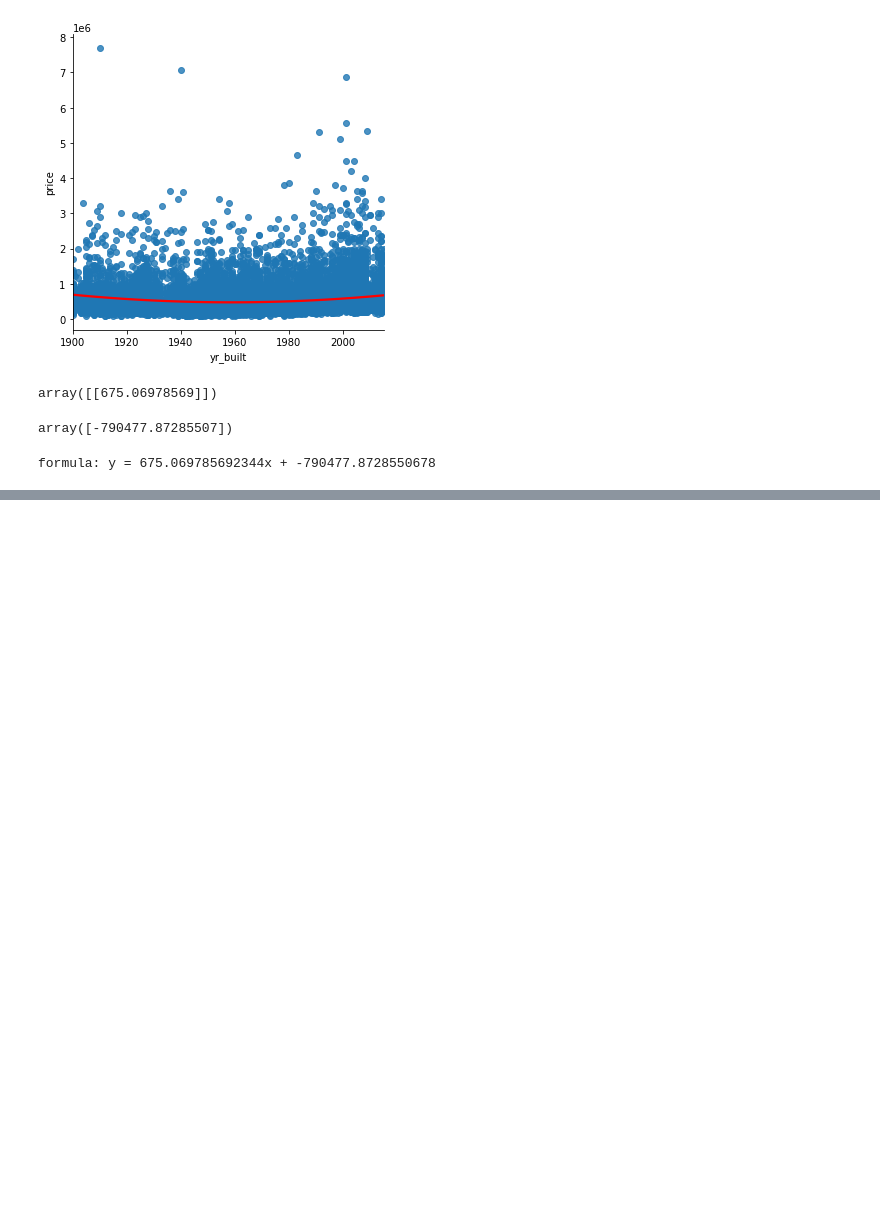
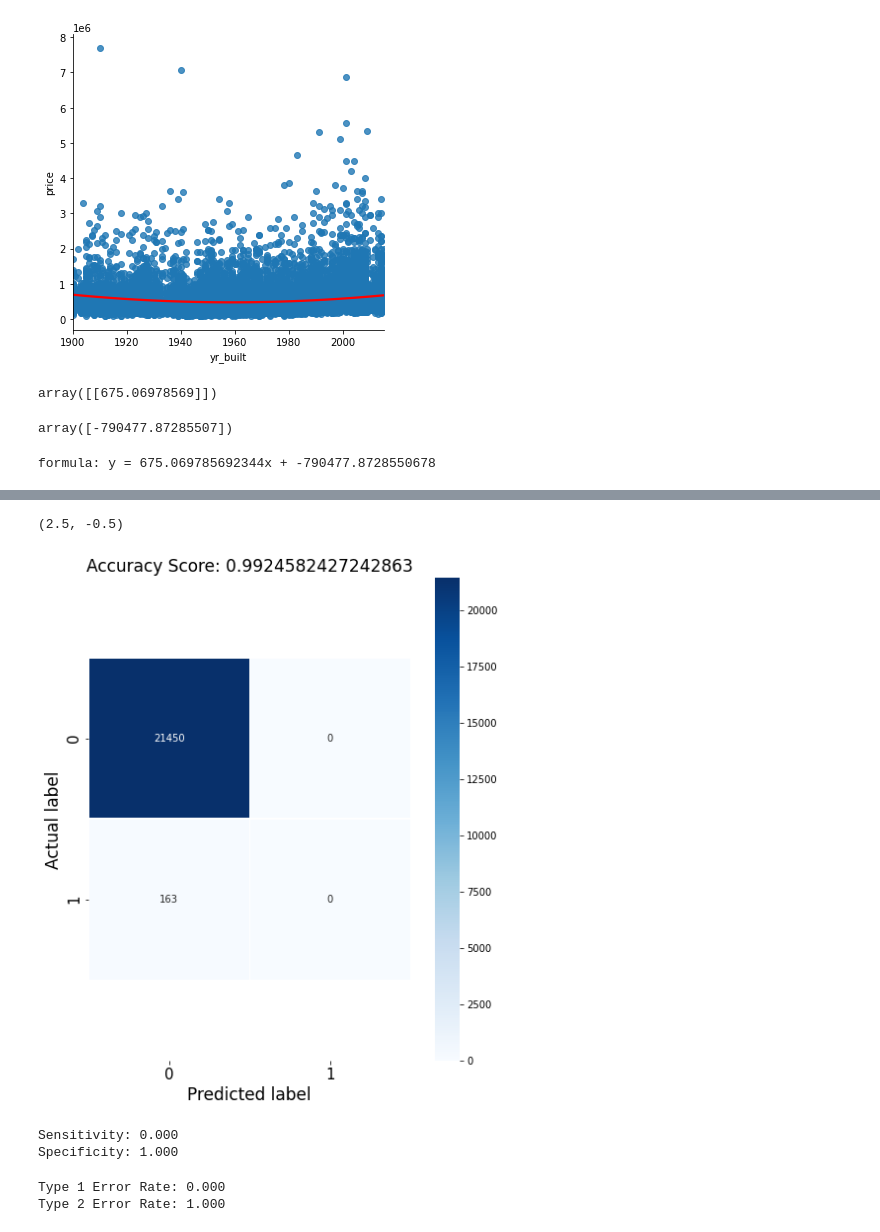
Before and after one commit to RicStrong/Kings_County_Real_Estate, a Jupyter notebook: KingsCountyRealEstate.ipynb, the cells around one changed output, grey strips where cells are left out. Cells and saved outputs as stored; diff of their text form; code cells hidden in the pictures; blank space fills up the shorter version.

```diff
--- a/KingsCountyRealEstate.ipynb
+++ b/KingsCountyRealEstate.ipynb
@@ -190,0 +269,43 @@ formula: y = 675.069785692344x + -790477.8728550678
+# %%
+plt.figure(figsize=(9,9))
+sns.heatmap(cm, annot=True,
+            fmt=".0f",
+            linewidths=.5,
+            square = True,
+            cmap = 'Blues');
+plt.ylabel('Actual label', fontsize = 17);
+plt.xlabel('Predicted label', fontsize = 17);
+plt.title('Accuracy Score: {}'.format(score), size = 17);
+plt.tick_params(labelsize= 15)
+
+# You can comment out the next 4 lines if you like
+b, t = plt.ylim() # discover the values for bottom and top
+b += 0.5 # Add 0.5 to the bottom
+t -= 0.5 # Subtract 0.5 from the top
+plt.ylim(b, t) # update the ylim(bottom, top) values
+# %% [output]
+(2.5, -0.5)
+[figure, added]
+# %%
+true_pos = cm[1,1]
+false_pos = cm[0,1]
+true_neg = cm[0,0]
+false_neg = cm[1,0]
+
+# Calculate Sensitivity, specificity
+sensitivity = true_pos / (true_pos + false_neg)
+specificity = true_neg / (true_neg + false_pos)
+
+print('Sensitivity: {:.3f}'.format(sensitivity))
+print('Specificity: {:.3f}'.format(specificity))
+# %% [output]
+Sensitivity: 0.000
+Specificity: 1.000
+# %%
+type_one_error = 1 - specificity
+type_two_error = 1 - sensitivity
+print('Type 1 Error Rate: {:.3f}'.format(type_one_error))
+print('Type 2 Error Rate: {:.3f}'.format(type_two_error))
+# %% [output]
+Type 1 Error Rate: 0.000
+Type 2 Error Rate: 1.000
```
Also changed, not shown: parts of 66 cells of this notebook.
